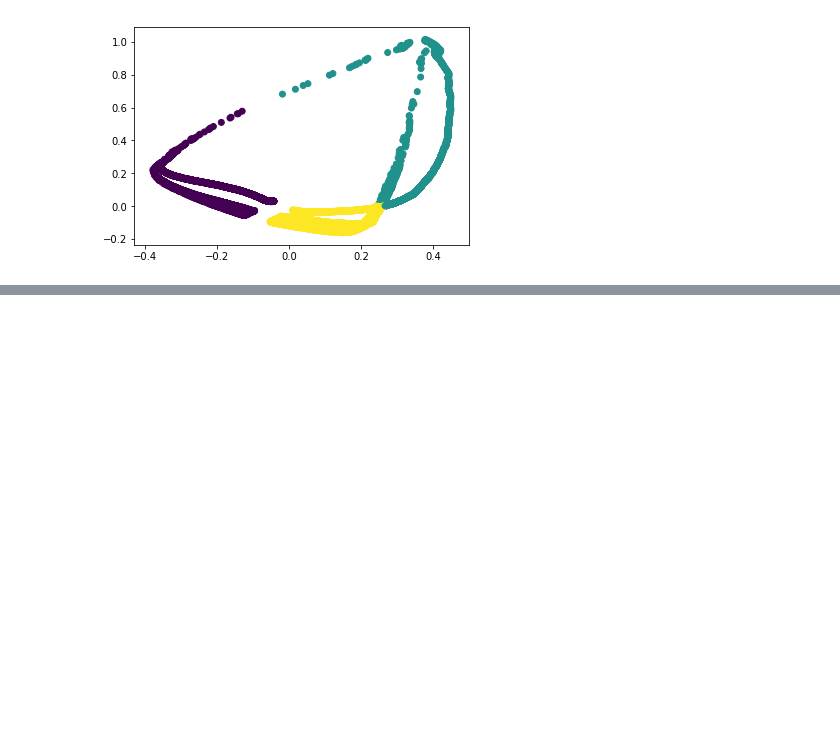
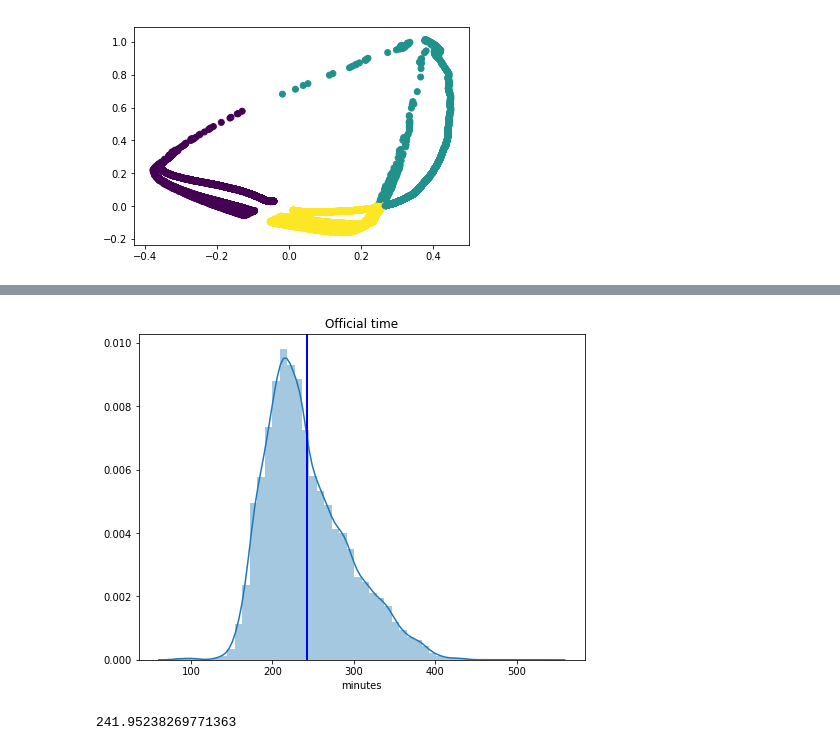
Before and after one commit to lilpricey/Thinkful, a Jupyter notebook: unit_4/boston marathon challenge.ipynb, the cells around one changed output, grey strips where cells are left out. Saved outputs shown, nothing was run; the diff lists cells and outputs as text; code cells hidden in the pictures; blank space fills up the shorter version.

```diff
--- a/unit_4/boston marathon challenge.ipynb
+++ b/unit_4/boston marathon challenge.ipynb
@@ -378,0 +394,13 @@ group 2 - elite runners, mixed gender
+# %%
+plt.figure(figsize=(8,6))
+
+sns.distplot(df['official'])
+plt.title('Official time')
+plt.axvline(df['official'].mean(), color='b', linewidth=2)
+plt.xlabel("minutes")
+
+plt.show()
+print(df['official'].mean())
+# %% [output]
+[figure, added]
+241.95238269771363
```
Also changed, not shown: parts of 14 cells of this notebook.
